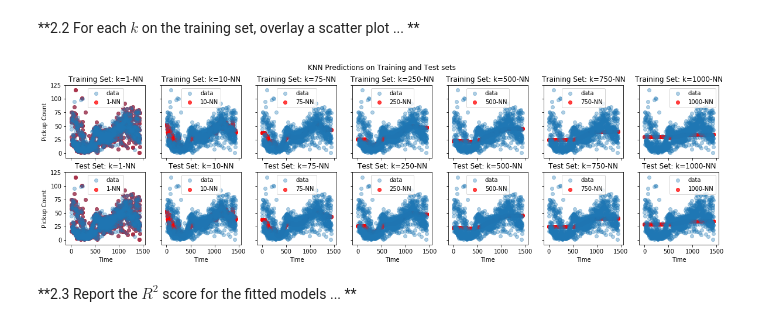
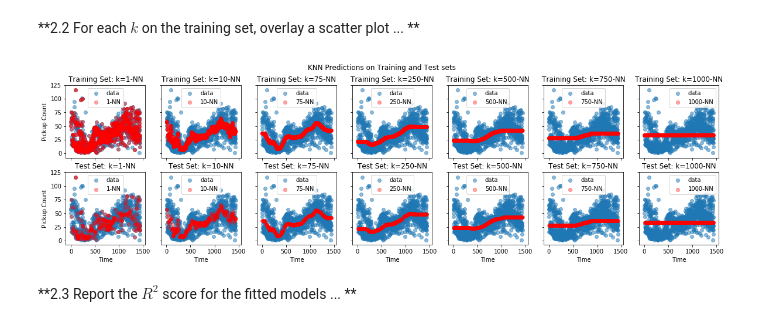
Before and after one commit to tmaounis/cs109a_hw2, a Jupyter notebook: cs109a_hw2_109.ipynb, the cells around one changed output. Saved outputs shown, nothing was run; the diff lists cells and outputs as text; code cells hidden in the pictures.

```diff
--- a/cs109a_hw2_109.ipynb
+++ b/cs109a_hw2_109.ipynb
@@ -130,38 +130,44 @@ In lecture we've seen k-Nearest Neighbors (k-NN) Regression, a non-parametric re
 # %%
 # your code here
 k_values = [1, 10, 75, 250, 500, 750, 1000]
-y_train = np.array(df_data.PickupCount) #PickupCount is response variable
-X_train = np.array(df_data.TimeMin) #TimeMin is feature variable
+y_train = np.array(train_data.PickupCount) #PickupCount is response variable
+X_train = np.array(train_data.TimeMin) #TimeMin is feature variable
 X_train = X_train.reshape(X_train.shape[0], 1)
 
-def get_KNNmodels(df_data):
+y_test = np.array(test_data.PickupCount) #PickupCount is response variable
+X_test = np.array(test_data.TimeMin) #TimeMin is feature variable
+X_test = X_test.reshape(X_test.shape[0], 1)
+
+def get_KNNmodels(X_data,y_data):
     reg_dict = {}
     for k in k_values:
         knnreg = KNeighborsRegressor(n_neighbors=k)
-        knnreg.fit(X_train, y_train)
+        knnreg.fit(X_data, y_data)
         reg_dict[k] = knnreg
     return reg_dict
 
-train_KNN_dict = get_KNNmodels(train_data)
+train_KNN_dict = get_KNNmodels(X_train,y_train)
 # %% [markdown]
 **2.2 For each $k$ on the training set, overlay a scatter plot ... **
 # %%
 # your code here
-fig, axes = plt.subplots(2,7,sharex='col',sharey='row',figsize=(20,5))
+fig, axes = plt.subplots(2,7,sharex='col',sharey='row',figsize=(20,5)) #sharing axes reduces clutter
 fig.suptitle("KNN Predictions on Training and Test sets")
 s="Training Set"
+feat_var = X_train #set feature variable
 for ax in axes:
     ctr = 0 #counter
     for a in ax:
         k = k_values[ctr]
         a.set(xlabel='Time', ylabel='Pickup Count')
-        a.plot(df_data.TimeMin, df_data.PickupCount, 'o', label="data",alpha=0.35) #overlay scatter plot
+        a.plot(df_data.TimeMin, df_data.PickupCount, 'o', label="data",alpha=0.5,zorder=0) #overlay scatter plot
         a.label_outer()
-        predictions = train_KNN_dict[k].predict(X_train)
-        a.scatter(X_train,predictions, color='r',alpha=0.75, label="{}-NN".format(k))
+        predictions = train_KNN_dict[k].predict(feat_var)
+        a.scatter(feat_var,predictions, color='r',alpha=0.35, label="{}-NN".format(k),zorder=1)
         a.set_title(s+": k=" + str(k)+"-NN")
         a.legend()
         ctr+=1
     s="Test Set"
+    feat_var = X_test
 # %% [output]
-[figure, old version]
+[figure, new version]
```
Also changed, not shown: parts of 4 cells of this notebook.
